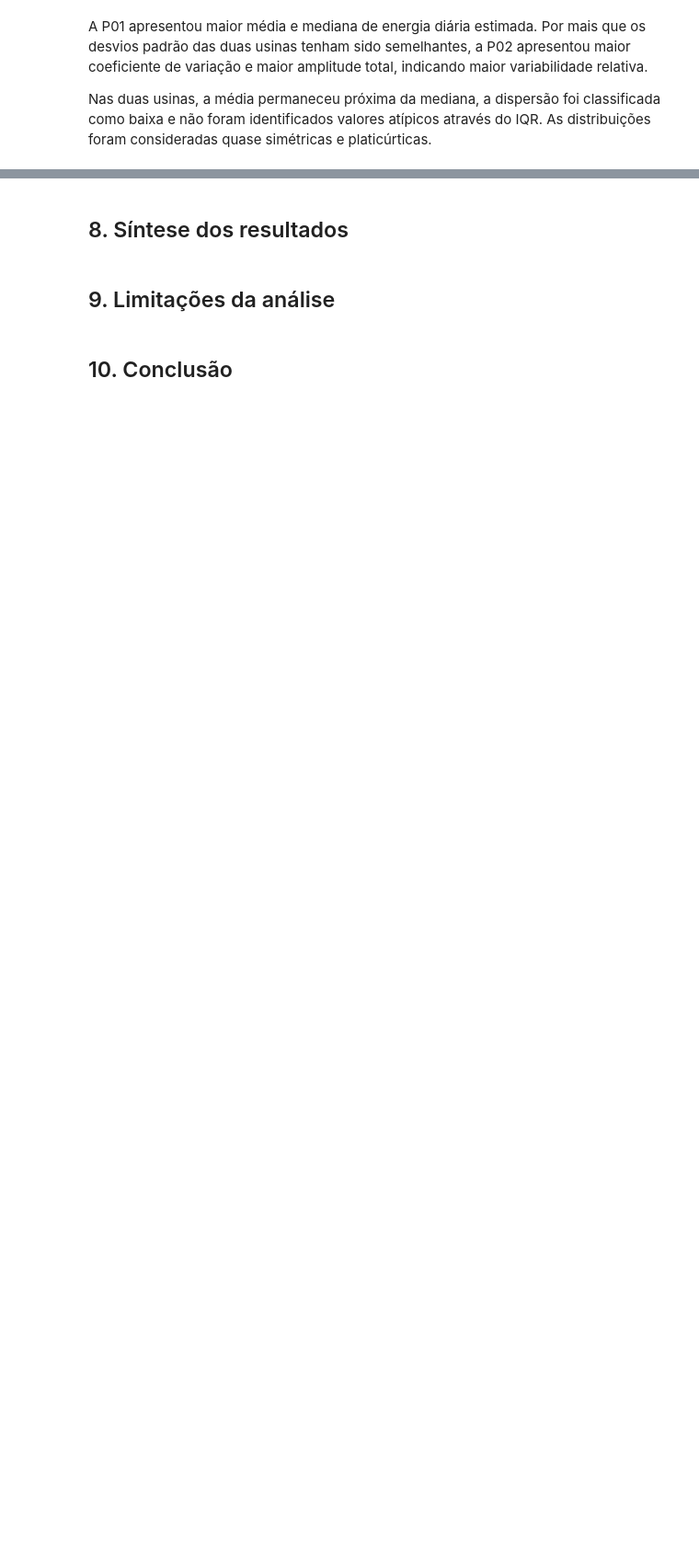
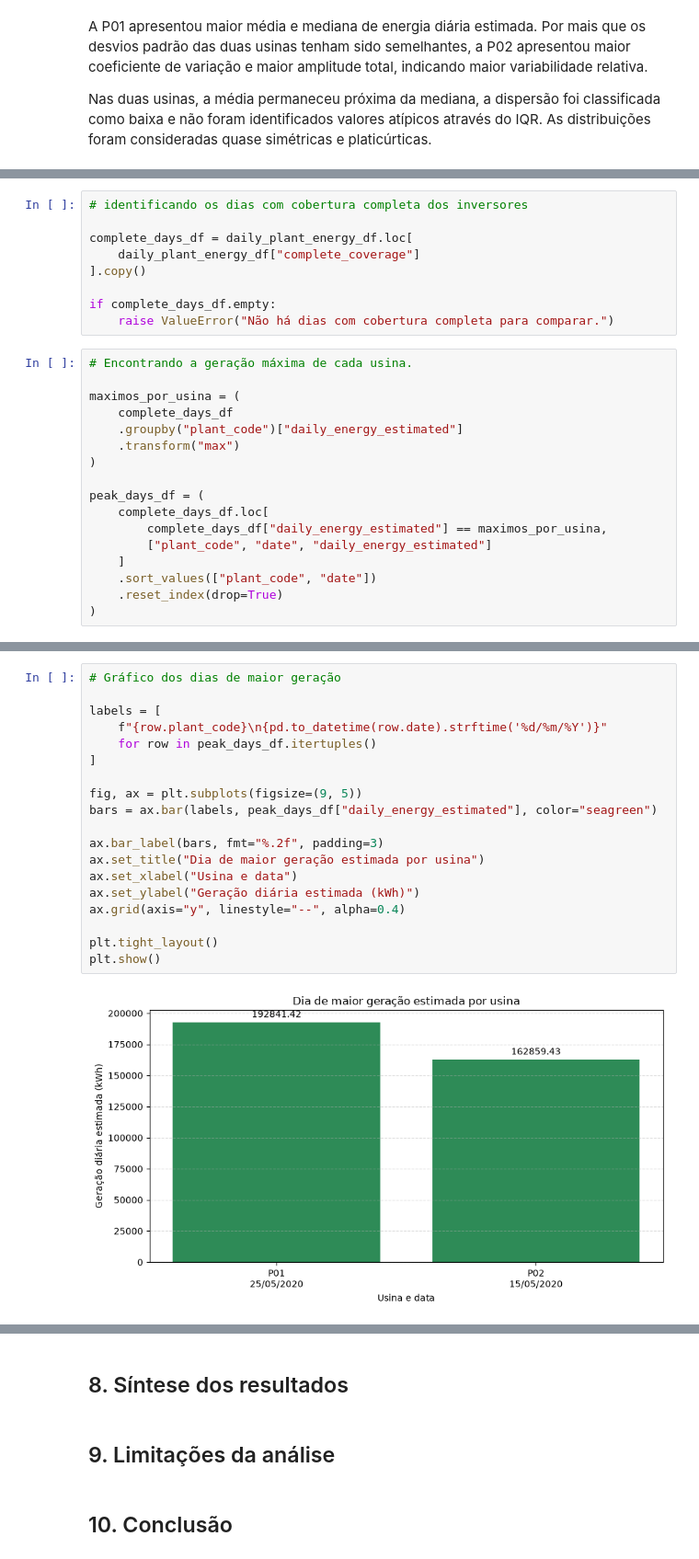
Before and after one commit to PhellipeLisboa/AnaliseEnergiaSolar, a Jupyter notebook: notebooks/02_analise_estatistica.ipynb, the cells around one changed output, grey strips where cells are left out. Shown at 92% size. Saved outputs shown, nothing was run; the diff lists cells and outputs as text; blank space fills up the shorter version.

Commit message:
Atualiza análise estatística de geração de energia

```diff
--- a/notebooks/02_analise_estatistica.ipynb
+++ b/notebooks/02_analise_estatistica.ipynb
@@ -1113,0 +1099,26 @@ Nas duas usinas, a média permaneceu próxima da mediana, a dispersão foi class
+# %%
+# identificando os dias com cobertura completa dos inversores
+
+complete_days_df = daily_plant_energy_df.loc[
+    daily_plant_energy_df["complete_coverage"]
+].copy()
+
+if complete_days_df.empty:
+    raise ValueError("Não há dias com cobertura completa para comparar.")
+# %%
+# Encontrando a geração máxima de cada usina.
+
+maximos_por_usina = (
+    complete_days_df
+    .groupby("plant_code")["daily_energy_estimated"]
+    .transform("max")
+)
+
+peak_days_df = (
+    complete_days_df.loc[
+        complete_days_df["daily_energy_estimated"] == maximos_por_usina,
+        ["plant_code", "date", "daily_energy_estimated"]
+    ]
+    .sort_values(["plant_code", "date"])
+    .reset_index(drop=True)
+)
@@ -1113,0 +1144,21 @@ Nas duas usinas, a média permaneceu próxima da mediana, a dispersão foi class
+# %%
+# Gráfico dos dias de maior geração
+
+labels = [
+    f"{row.plant_code}\n{pd.to_datetime(row.date).strftime('%d/%m/%Y')}"
+    for row in peak_days_df.itertuples()
+]
+
+fig, ax = plt.subplots(figsize=(9, 5))
+bars = ax.bar(labels, peak_days_df["daily_energy_estimated"], color="seagreen")
+
+ax.bar_label(bars, fmt="%.2f", padding=3)
+ax.set_title("Dia de maior geração estimada por usina")
+ax.set_xlabel("Usina e data")
+ax.set_ylabel("Geração diária estimada (kWh)")
+ax.grid(axis="y", linestyle="--", alpha=0.4)
+
+plt.tight_layout()
+plt.show()
+# %% [output]
+[figure, added]
```
Also changed, not shown: parts of 12 cells of this notebook.
